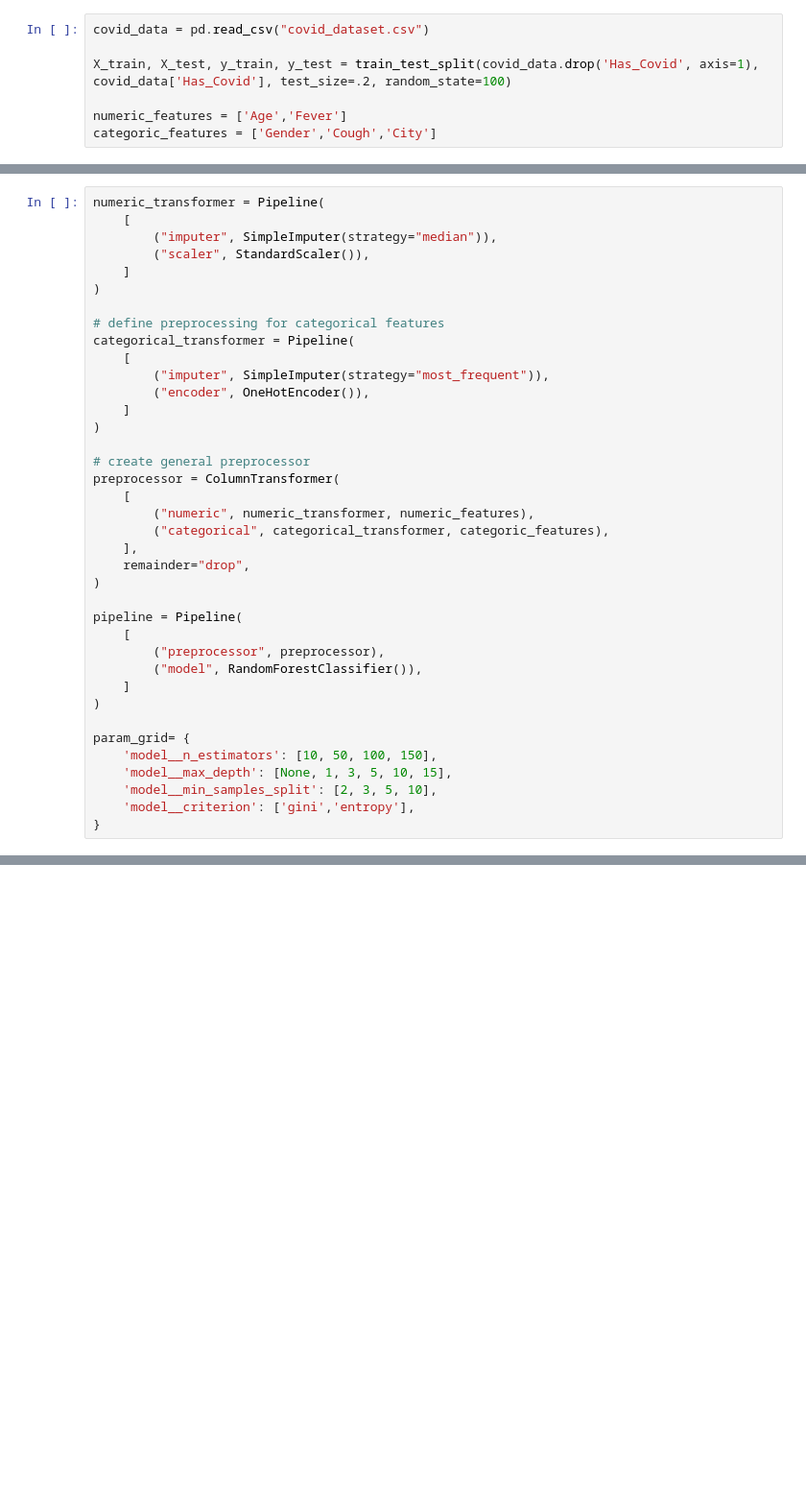
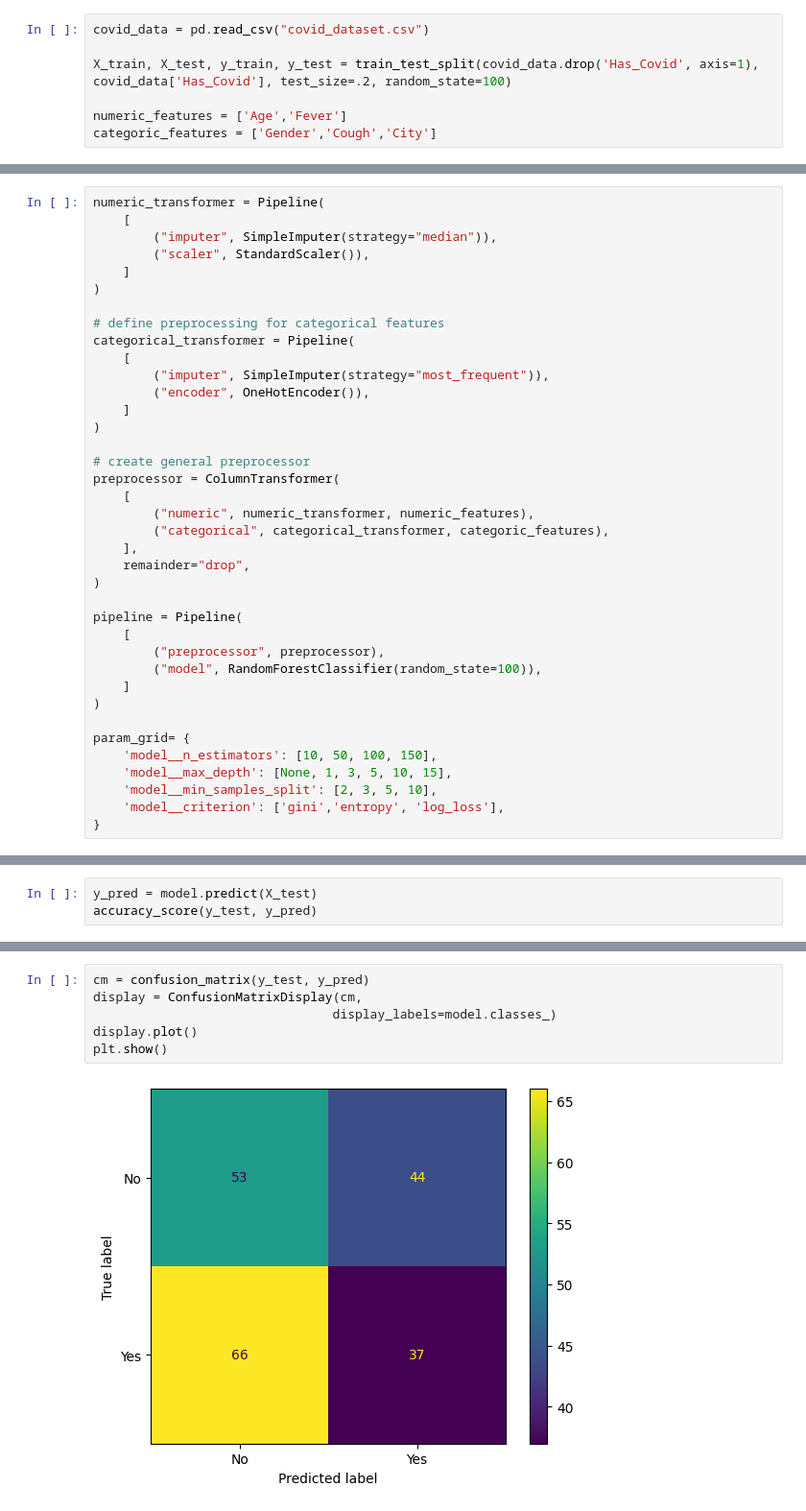
Before and after one commit to austinkirwin/public-projects, a Jupyter notebook: Python_projects/Covid_cases_India/Model Testing.ipynb, the cells around one changed output, grey strips where cells are left out. Shown at 96% size. Drawn from its saved outputs; the diff is of its cells as text; blank space fills up the shorter version.

```diff
--- a/Python_projects/Covid_cases_India/Model Testing.ipynb
+++ b/Python_projects/Covid_cases_India/Model Testing.ipynb
@@ -51,7 +63,7 @@ preprocessor = ColumnTransformer(
 pipeline = Pipeline(
     [
         ("preprocessor", preprocessor),
-        ("model", RandomForestClassifier()),
+        ("model", RandomForestClassifier(random_state=100)),
     ]
 )
 
@@ -59,7 +71,7 @@ param_grid= {
     'model__n_estimators': [10, 50, 100, 150],
     'model__max_depth': [None, 1, 3, 5, 10, 15],
     'model__min_samples_split': [2, 3, 5, 10],
-    'model__criterion': ['gini','entropy'],
+    'model__criterion': ['gini','entropy', 'log_loss'],
 }
 # %%
 model = GridSearchCV(
@@ -86,3 +98,6 @@ GridSearchCV(cv=5,
                          'model__max_depth': [None, 1, 3, 5, 10, 15],
                          'model__min_samples_split': [2, 3, 5, 10],
                          'model__n_estimators': [10, 50, 100, 150]})
+# %%
+y_pred = model.predict(X_test)
+accuracy_score(y_test, y_pred)
@@ -88,0 +106,8 @@ GridSearchCV(cv=5,
+# %%
+cm = confusion_matrix(y_test, y_pred)
+display = ConfusionMatrixDisplay(cm,
+                                display_labels=model.classes_)
+display.plot()
+plt.show()
+# %% [output]
+[figure, added]
```
Also changed, not shown: parts of 18 cells of this notebook, 4 other files.
